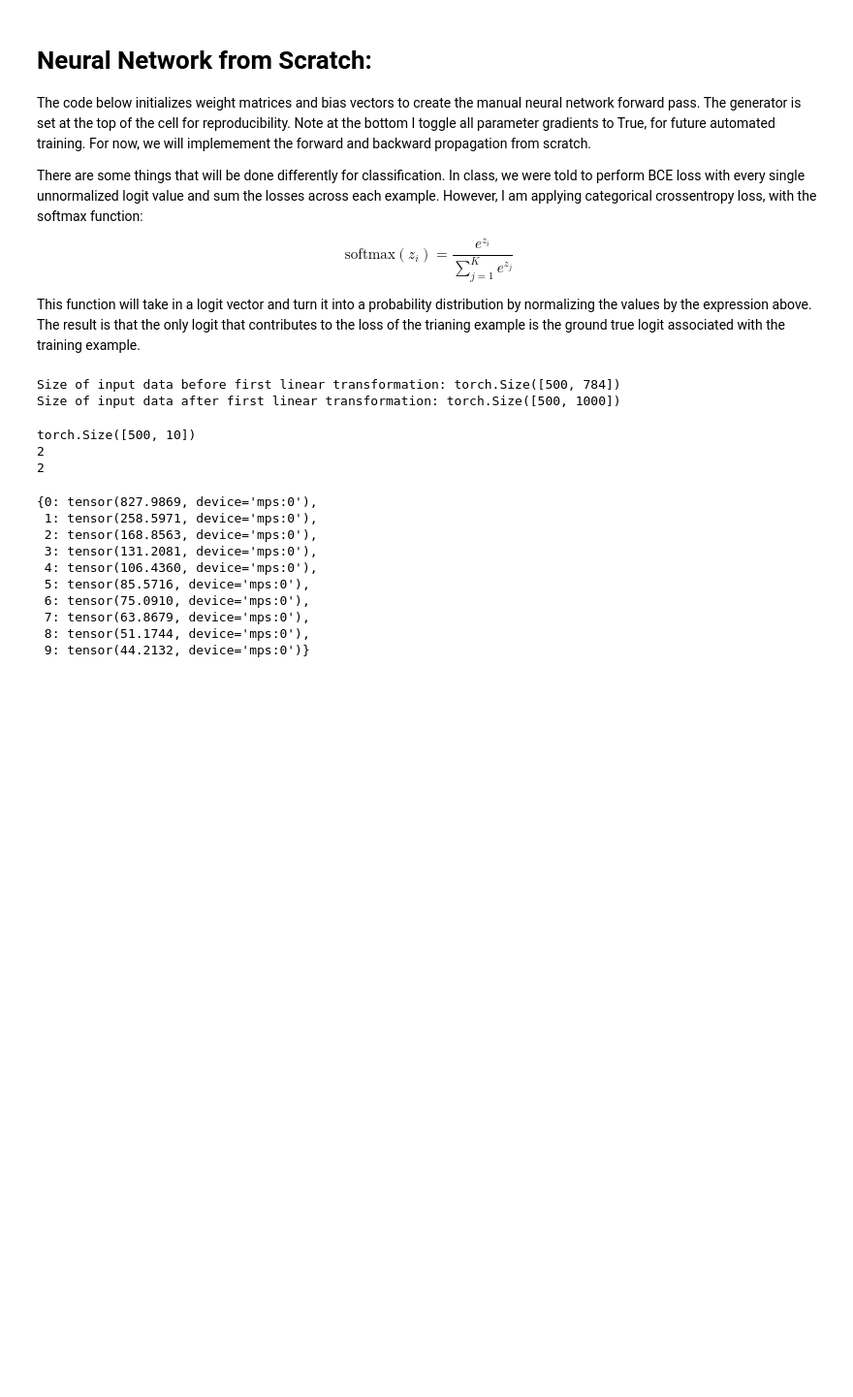
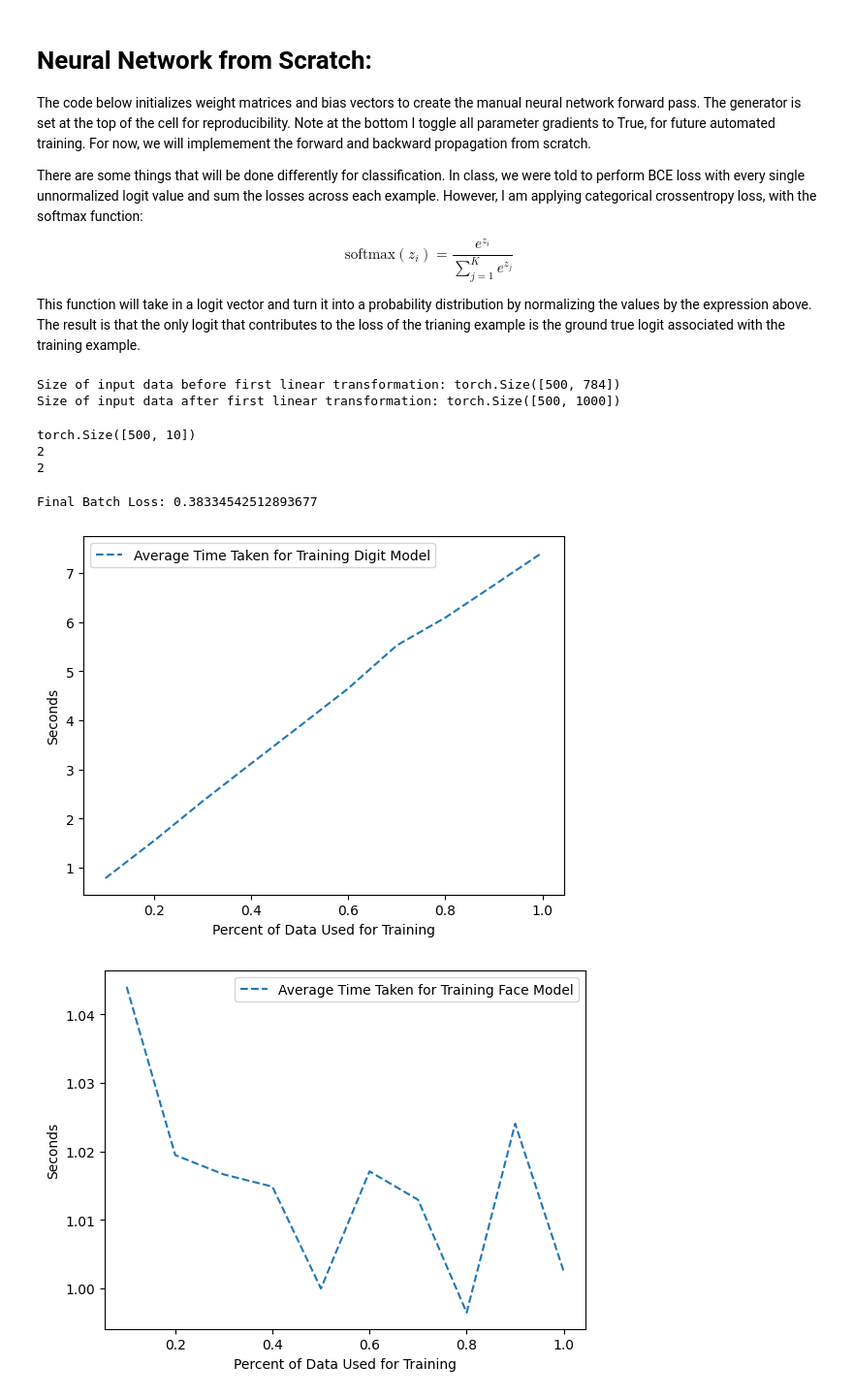
Before and after one commit to Prabhat-Shastri/FinalProjectCS440, a Jupyter notebook: project.ipynb, the cells around one changed output. Shown at 97% size. Cells and saved outputs as stored; diff of their text form; code cells hidden in the pictures; blank space fills up the shorter version.

```diff
--- a/project.ipynb
+++ b/project.ipynb
@@ -98,11 +143,15 @@ Size of input data after first linear transformation: torch.Size([500, 1000])
     The following function below also stores the post-activation derivatives of each hidden layer.
 '''
 
+from torch import Tensor
+
+
 def forward_with_computation_graph(p_list, x_batch):
     relu_derivatives = []
     layer_outputs = []
 
     f = x_batch
+    if type(x_batch) != Tensor: f = torch.from_numpy(f)
     f = f.to(device)
     for weights, bias in p_list[:-1]:
         pre_activation = (f @ weights) + bias
@@ -116,6 +165,9 @@ def forward_with_computation_graph(p_list, x_batch):
     logits = (f @ output_weight) + output_bias
     return logits, relu_derivatives, layer_outputs
 # %%
+params, param_list = generate_manual_model_digits()
+
+
 out, layer_derivs, layer_outputs = forward_with_computation_graph(param_list, xc)
 
 print(out.shape)
@@ -190,19 +265,12 @@ def train_model(model_list, alpha, epochs, x_train, y_train, model_losses, train
 # %%
 losses = {}
-eps = 10
+eps = 100
 percent = 0.5
 batch = 64
 learning_rate = 0.001
 
-train_model(param_list, learning_rate, eps, X_train, y_train, losses, percent, batch)
+loss_graph, time_taken = train_model(param_list, learning_rate, eps, X_train, y_train, losses, percent, batch)
+
+print(f"Final Batch Loss: {loss_graph[eps-1]}")
 # %% [output]
-{0: tensor(827.9869, device='mps:0'),
- 1: tensor(258.5971, device='mps:0'),
- 2: tensor(168.8563, device='mps:0'),
- 3: tensor(131.2081, device='mps:0'),
- 4: tensor(106.4360, device='mps:0'),
- 5: tensor(85.5716, device='mps:0'),
- 6: tensor(75.0910, device='mps:0'),
- 7: tensor(63.8679, device='mps:0'),
- 8: tensor(51.1744, device='mps:0'),
- 9: tensor(44.2132, device='mps:0')}
+Final Batch Loss: 0.38334542512893677
@@ -208,0 +312,23 @@ train_model(param_list, learning_rate, eps, X_train, y_train, losses, percent, b
+# %%
+model_times_face, model_accuracies_face, model_accuracy_stdev_face = train_all_models(percents, 5, X_train_face,
+                                                                                       y_train_face, X_test_face, y_test_face,
+                                                                                       task_type='faces')
+
+
+model_times_digit, model_accuracies_digit, model_accuracy_stdev_digit = train_all_models(percents, 5, X_train,
+                                                                                          y_train, X_test, y_test, task_type='digits')
+# %%
+plt.plot(percents, model_times_digit, '--', label="Average Time Taken for Training Digit Model")
+plt.xlabel("Percent of Data Used for Training")
+plt.ylabel("Seconds")
+plt.legend()
+plt.show()
+
+plt.plot(percents, model_times_face, '--', label="Average Time Taken for Training Face Model")
+plt.xlabel("Percent of Data Used for Training")
+plt.ylabel("Seconds")
+plt.legend()
+plt.show()
+# %% [output]
+[figure, added]
+[figure, added]
```
Also changed, not shown: parts of 20 cells of this notebook, 1 other file.
